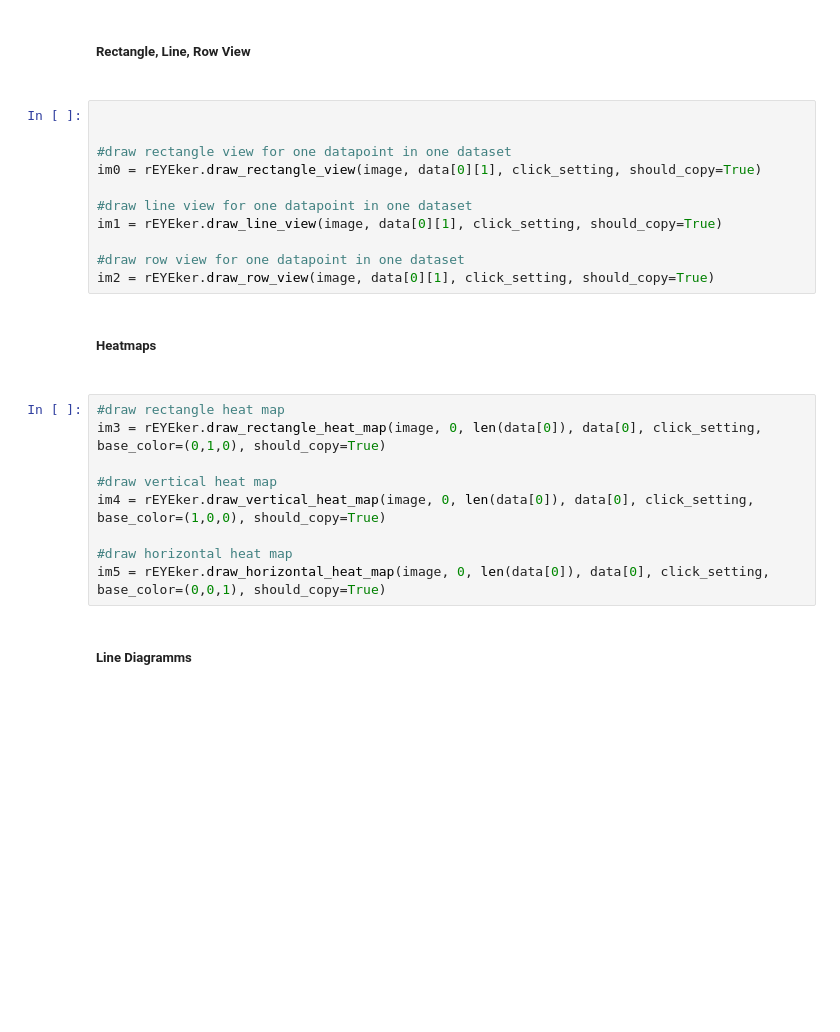
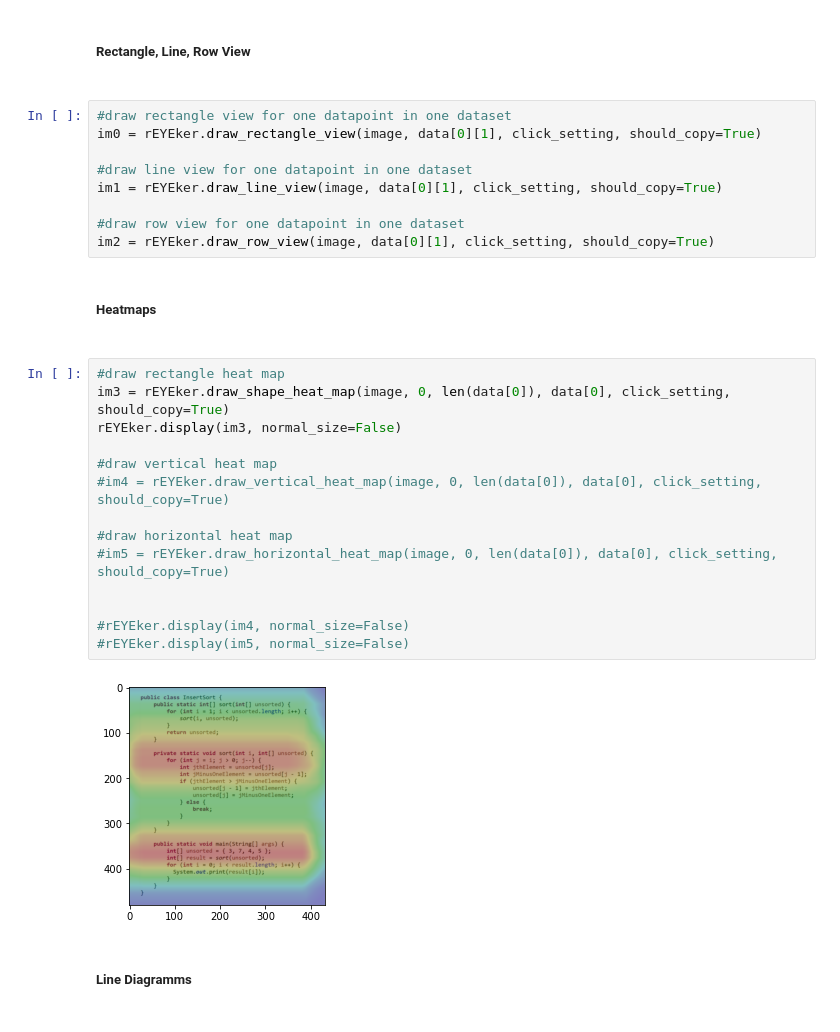
Before and after one commit to brains-on-code/REyeker, a Jupyter notebook: REyeker-DataAnalyses-Python/rEYEker_DataAnalysis.ipynb, the cells around one changed output. Saved outputs shown, nothing was run; the diff lists cells and outputs as text; blank space fills up the shorter version.

```diff
--- a/REyeker-DataAnalyses-Python/rEYEker_DataAnalysis.ipynb
+++ b/REyeker-DataAnalyses-Python/rEYEker_DataAnalysis.ipynb
@@ -46,8 +47,6 @@ rEYEker.display(im, normal_size=True)
 # %% [markdown]
 <h5>Rectangle, Line, Row View<h5>
 # %%
-
-
 #draw rectangle view for one datapoint in one dataset
 im0 = rEYEker.draw_rectangle_view(image, data[0][1], click_setting, should_copy=True)
 
@@ -60,13 +59,20 @@ im2 = rEYEker.draw_row_view(image, data[0][1], click_setting, should_copy=True)
 <h5>Heatmaps<h5>
 # %%
 #draw rectangle heat map
-im3 = rEYEker.draw_rectangle_heat_map(image, 0, len(data[0]), data[0], click_setting, base_color=(0,1,0), should_copy=True)
+im3 = rEYEker.draw_shape_heat_map(image, 0, len(data[0]), data[0], click_setting, should_copy=True)
+rEYEker.display(im3, normal_size=False)
 
 #draw vertical heat map
-im4 = rEYEker.draw_vertical_heat_map(image, 0, len(data[0]), data[0], click_setting, base_color=(1,0,0), should_copy=True)
+#im4 = rEYEker.draw_vertical_heat_map(image, 0, len(data[0]), data[0], click_setting, should_copy=True)
 
 #draw horizontal heat map
-im5 = rEYEker.draw_horizontal_heat_map(image, 0, len(data[0]), data[0], click_setting, base_color=(0,0,1), should_copy=True)
+#im5 = rEYEker.draw_horizontal_heat_map(image, 0, len(data[0]), data[0], click_setting, should_copy=True)
+
+
+#rEYEker.display(im4, normal_size=False)
+#rEYEker.display(im5, normal_size=False)
+# %% [output]
+[figure, added]
 # %% [markdown]
 <h5>Line Diagramms<h5>
 # %%
```
Also changed, not shown: parts of 3 cells of this notebook, 6 other files.
